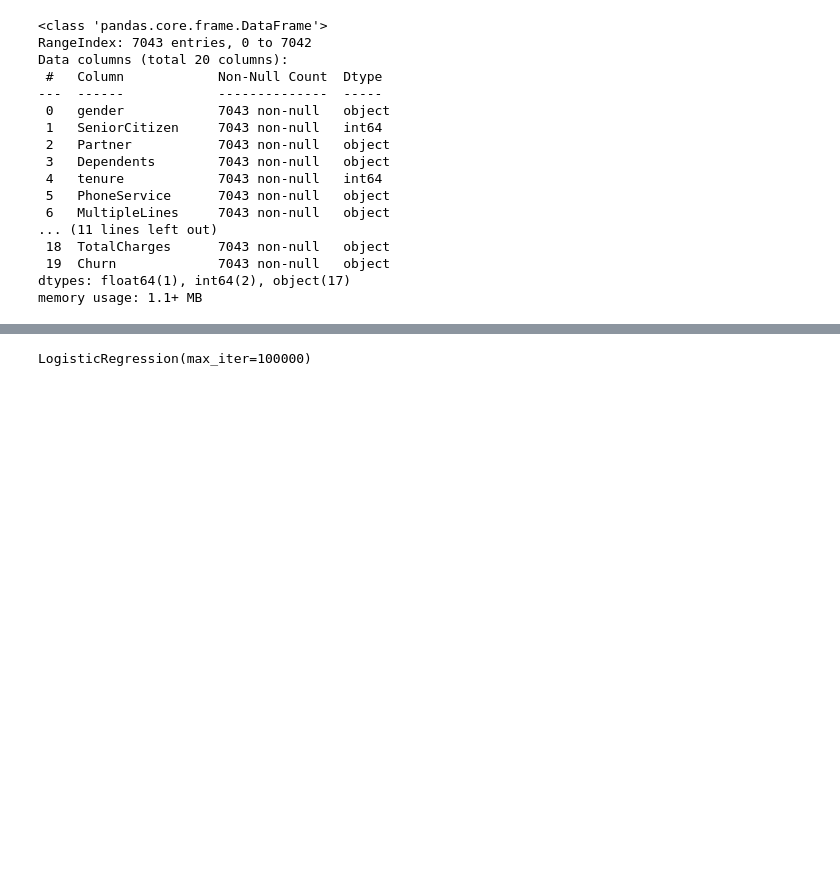
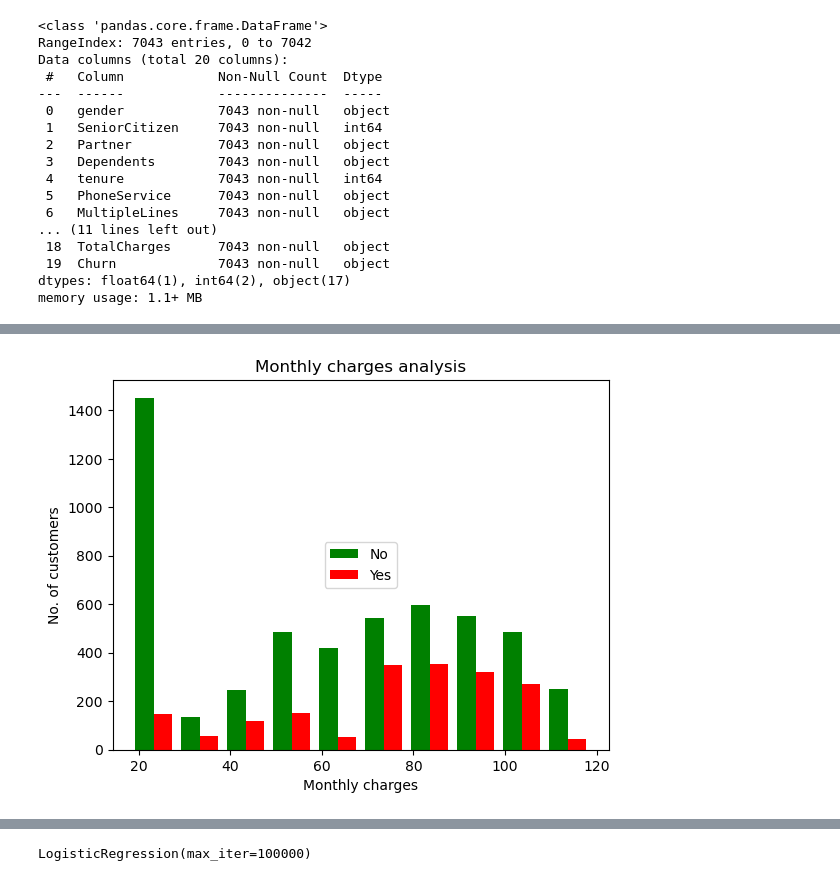
Before and after one commit to praju-1/Data_science_projects, a Jupyter notebook: ML_Project/Customer_churn_ML.ipynb, the cells around one changed output, grey strips where cells are left out. Saved outputs shown, nothing was run; the diff lists cells and outputs as text; code cells hidden in the pictures; blank space fills up the shorter version.

```diff
--- a/ML_Project/Customer_churn_ML.ipynb
+++ b/ML_Project/Customer_churn_ML.ipynb
@@ -138,3 +341,3 @@ df.replace({'No phone service':"No", 'No internet service':"No"},inplace = True)
 # %%
-df.replace({'No':0, 'Yes':1},inplace=True)
+df1.replace({'No':0, 'Yes':1},inplace=True)
 # %%
@@ -163,0 +434,12 @@ memory usage: 983.7 KB
+# %%
+monthlyChareges0 = final[final['Churn'] == 0].MonthlyCharges
+monthlyChareges1 = final[final['Churn'] == 1].MonthlyCharges
+# %%
+plt.hist([monthlyChareges0, monthlyChareges1], color = ['green', 'red'], label = ['No', 'Yes'])
+plt.xlabel("Monthly charges")
+plt.ylabel("No. of customers")
+plt.legend(loc = "center")
+plt.title("Monthly charges analysis")
+plt.show()
+# %% [output]
+[figure, added]
```
Also changed, not shown: parts of 66 cells of this notebook.
